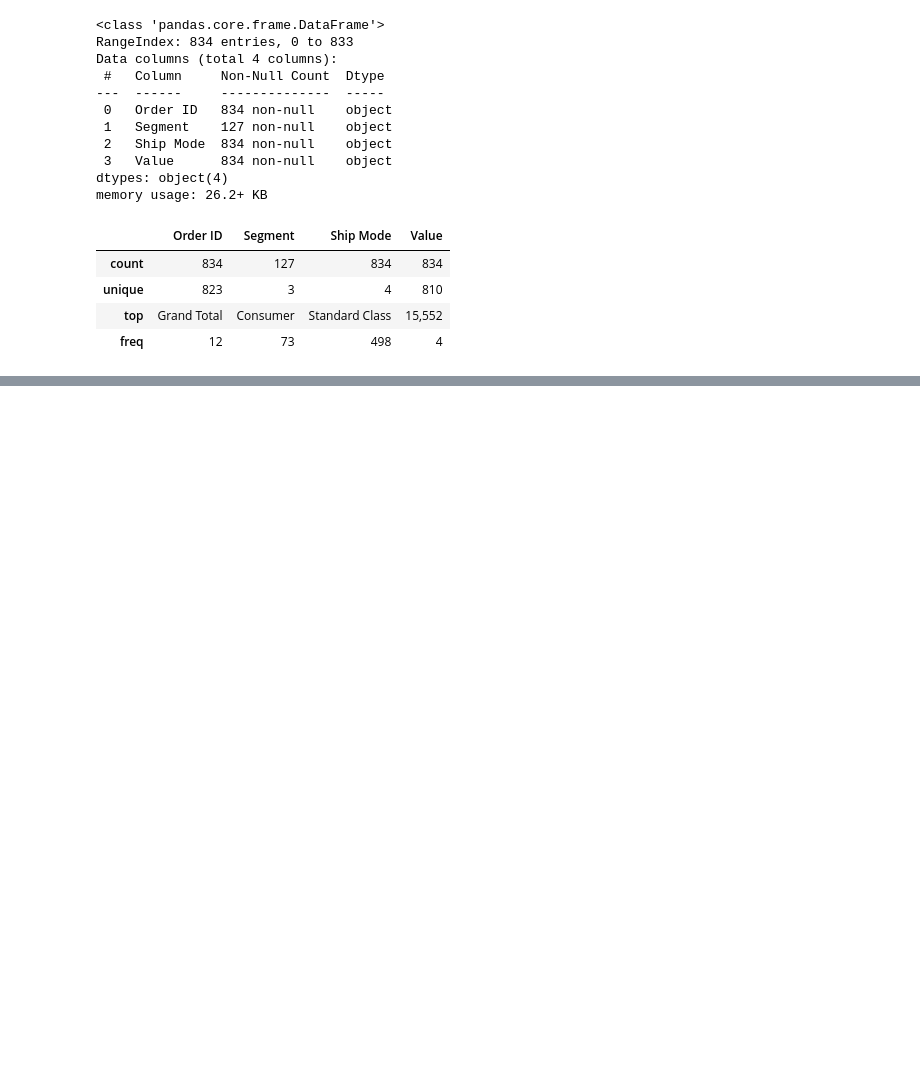
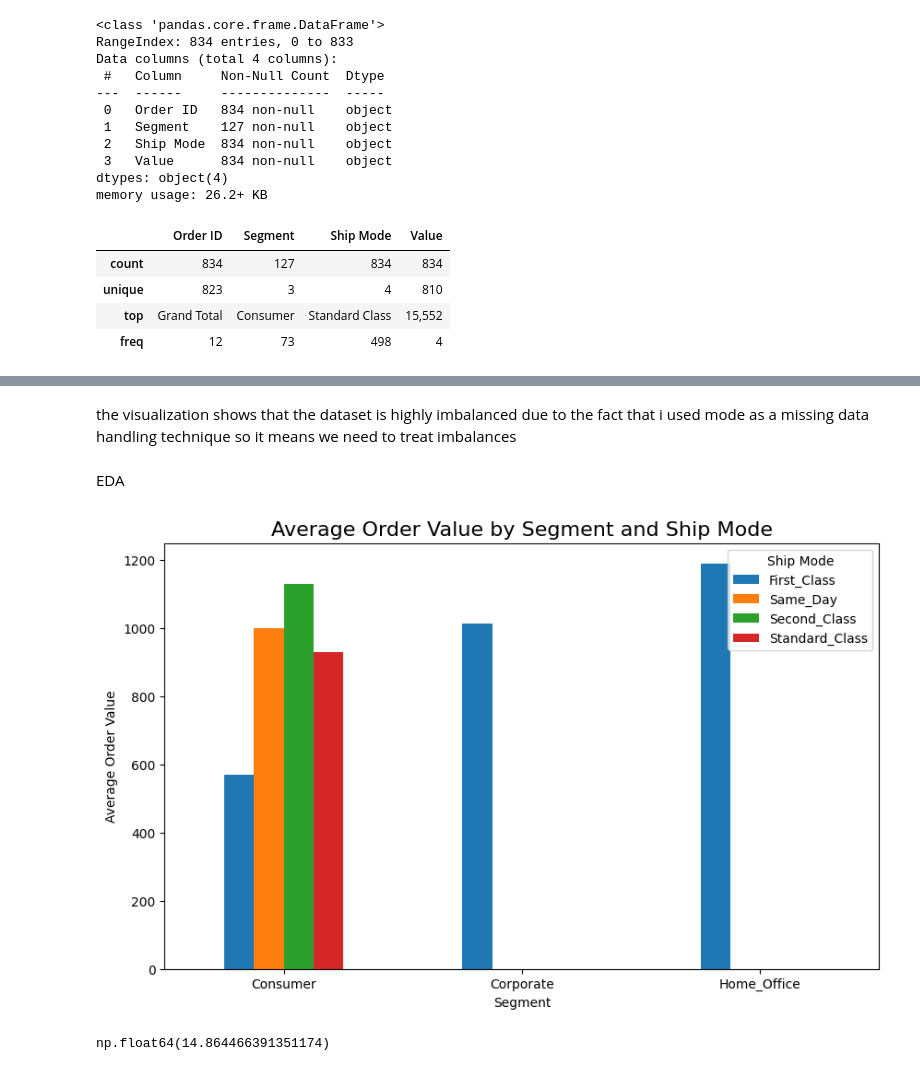
Before and after one commit to bontlemphahlele/orders, a Jupyter notebook: orders_notebook.ipynb, the cells around one changed output, grey strips where cells are left out. Drawn from its saved outputs; the diff is of its cells as text; code cells hidden in the pictures; blank space fills up the shorter version.

```diff
--- a/orders_notebook.ipynb
+++ b/orders_notebook.ipynb
@@ -97,2 +122,5 @@ df['Segment'].fillna(df['Segment'].mode()[0], inplace=True)
+# %%
+for col in ['Segment', 'Ship_Mode']:
+    df_cleaned[col] = df_cleaned[col].fillna(df_cleaned[col].mode()[0]).str.strip()
 # %%
 #check missing value again
@@ -116,0 +153,2 @@ df['Ship Mode'] = df['Ship Mode'].astype('category')
+# %%
+df_cleaned['Ship_Mode']= df_cleaned['Ship_Mode'].astype('category')
@@ -116,0 +182,23 @@ df['Ship Mode'] = df['Ship Mode'].astype('category')
+# %% [markdown]
+the visualization shows that the dataset is highly imbalanced due to the fact that i used mode as a missing data handling technique so it means we need to treat imbalances
+# %% [markdown]
+EDA
+# %%
+# calculate average order value for each segment-ship mode combination
+grouped = df_cleaned.groupby(['Segment','Ship_Mode'])['Value'].mean().unstack()
+
+# clot grouped bar chart
+grouped.plot(kind='bar', figsize=(10,6))
+plt.title('Average Order Value by Segment and Ship Mode', fontsize=16)
+plt.ylabel('Average Order Value')
+plt.xlabel('Segment')
+plt.xticks(rotation=0)
+plt.legend(title='Ship Mode')
+plt.show()
+# %% [output]
+[figure, added]
+# %%
+#check skewness
+df_cleaned['Value'].skew()
+# %% [output]
+np.float64(14.864466391351174)
```
Also changed, not shown: parts of 51 cells of this notebook, 2 other files.
